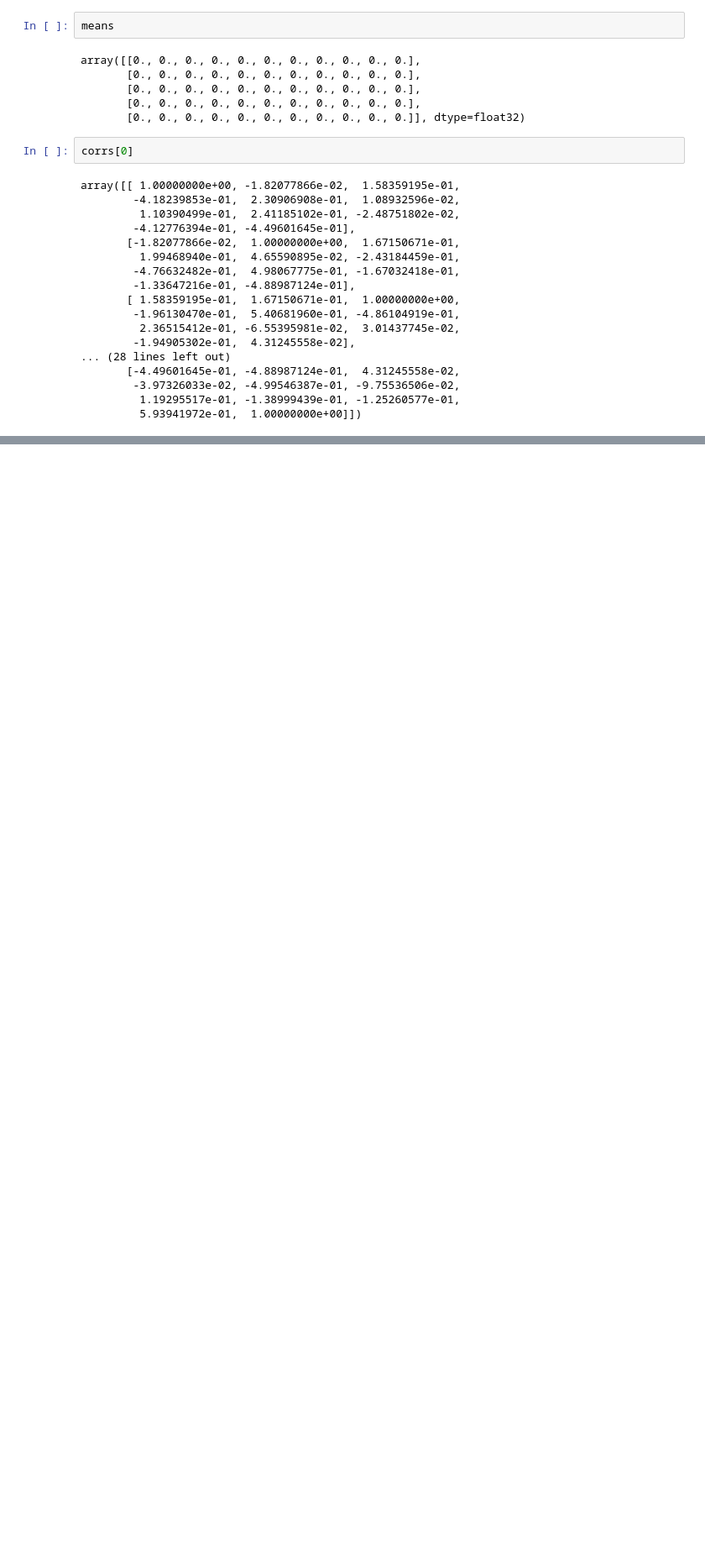
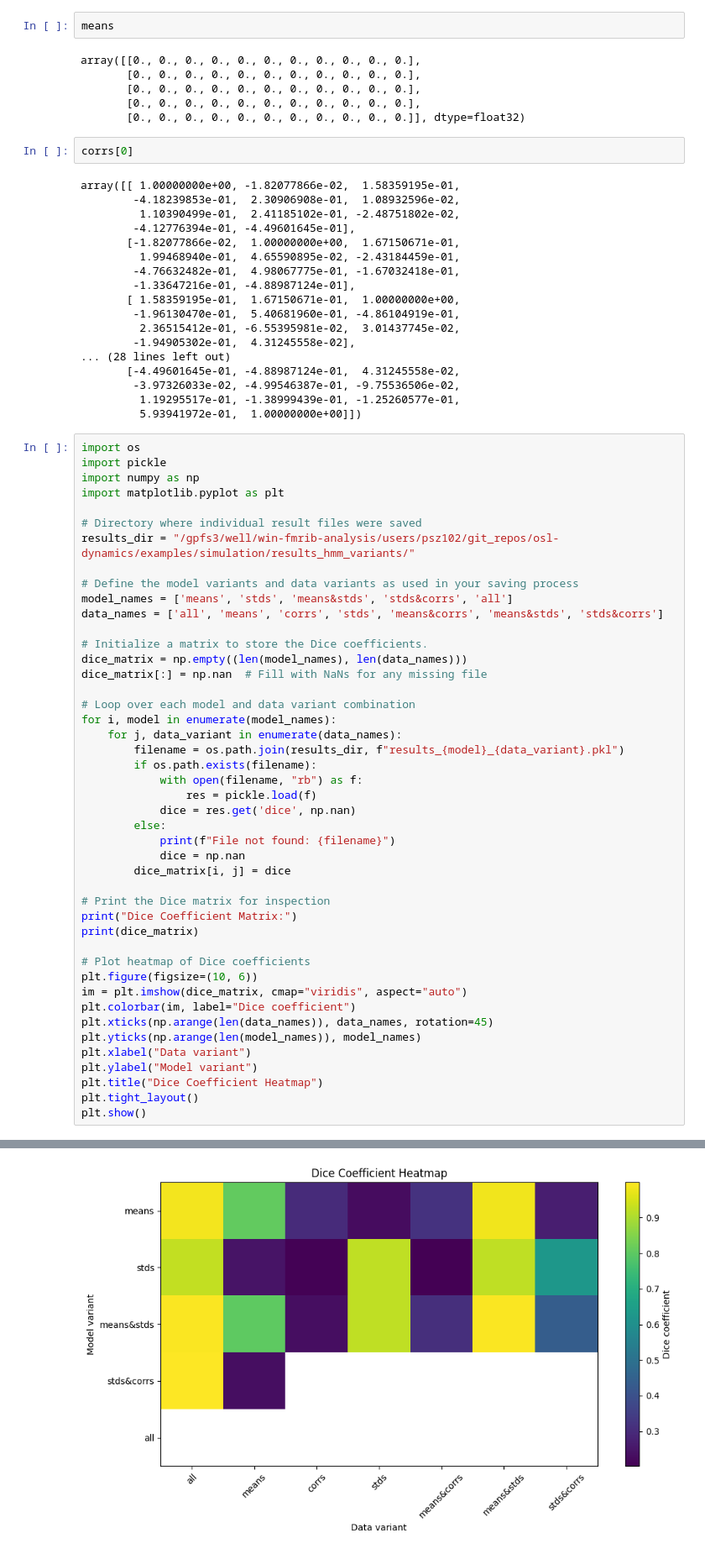
Before and after one commit to bengriffin3/osl-dynamics, a Jupyter notebook: osl_dynamics/simulation/hmm_hmm-mvn_BG.ipynb, the cells around one changed output, grey strips where cells are left out. Shown at 84% size. Cells and saved outputs as stored; diff of their text form; blank space fills up the shorter version.

Commit message:
Simulation update: single time course

```diff
--- a/osl_dynamics/simulation/hmm_hmm-mvn_BG.ipynb
+++ b/osl_dynamics/simulation/hmm_hmm-mvn_BG.ipynb
@@ -1064,3 +1064,49 @@ array([[ 1.00000000e+00, -1.82077866e-02,  1.58359195e-01,
         -3.97326033e-02, -4.99546387e-01, -9.75536506e-02,
          1.19295517e-01, -1.38999439e-01, -1.25260577e-01,
          5.93941972e-01,  1.00000000e+00]])
+# %%
+import os
+import pickle
+import numpy as np
+import matplotlib.pyplot as plt
+
+# Directory where individual result files were saved
+results_dir = "/gpfs3/well/win-fmrib-analysis/users/psz102/git_repos/osl-dynamics/examples/simulation/results_hmm_variants/"
+
+# Define the model variants and data variants as used in your saving process
+model_names = ['means', 'stds', 'means&stds', 'stds&corrs', 'all']
+data_names = ['all', 'means', 'corrs', 'stds', 'means&corrs', 'means&stds', 'stds&corrs']
+
+# Initialize a matrix to store the Dice coefficients.
+dice_matrix = np.empty((len(model_names), len(data_names)))
+dice_matrix[:] = np.nan  # Fill with NaNs for any missing file
+
+# Loop over each model and data variant combination
+for i, model in enumerate(model_names):
+    for j, data_variant in enumerate(data_names):
+        filename = os.path.join(results_dir, f"results_{model}_{data_variant}.pkl")
+        if os.path.exists(filename):
+            with open(filename, "rb") as f:
+                res = pickle.load(f)
+            dice = res.get('dice', np.nan)
+        else:
+            print(f"File not found: {filename}")
+            dice = np.nan
+        dice_matrix[i, j] = dice
+
+# Print the Dice matrix for inspection
+print("Dice Coefficient Matrix:")
+print(dice_matrix)
+
+# Plot heatmap of Dice coefficients
+plt.figure(figsize=(10, 6))
+im = plt.imshow(dice_matrix, cmap="viridis", aspect="auto")
+plt.colorbar(im, label="Dice coefficient")
+plt.xticks(np.arange(len(data_names)), data_names, rotation=45)
+plt.yticks(np.arange(len(model_names)), model_names)
+plt.xlabel("Data variant")
+plt.ylabel("Model variant")
+plt.title("Dice Coefficient Heatmap")
+plt.tight_layout()
+plt.show()
+# %% [output]
@@ -1066,0 +1130 @@ array([[ 1.00000000e+00, -1.82077866e-02,  1.58359195e-01,
+[figure, added]
```
Also changed, not shown: parts of 2 cells of this notebook, 27 other files.
